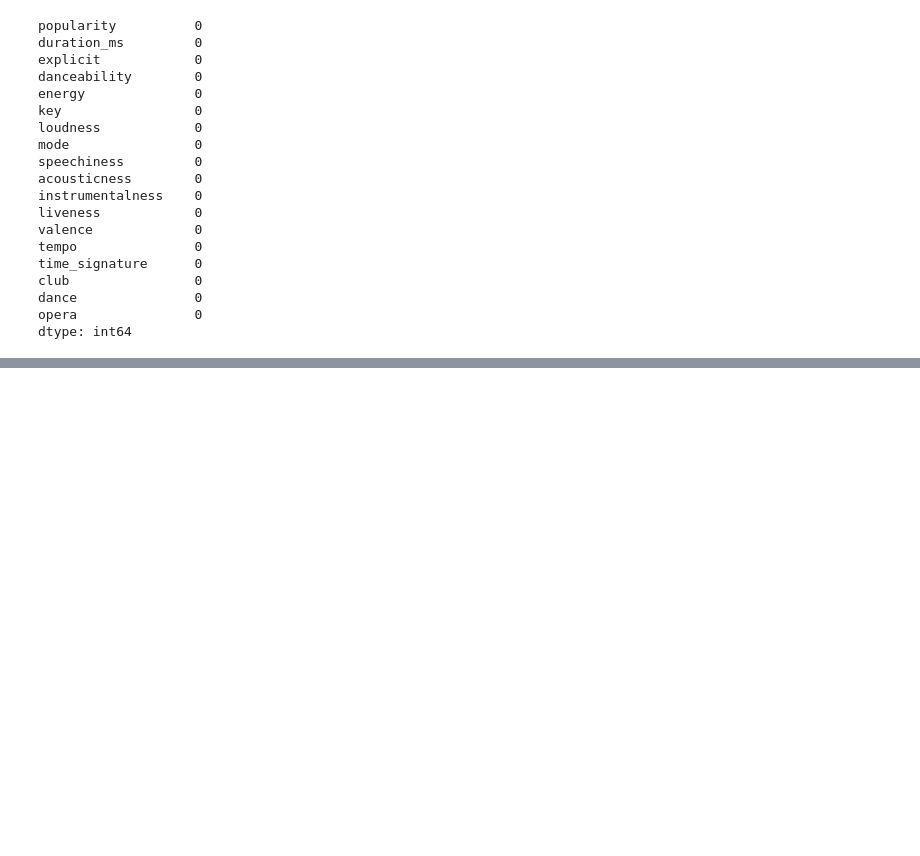
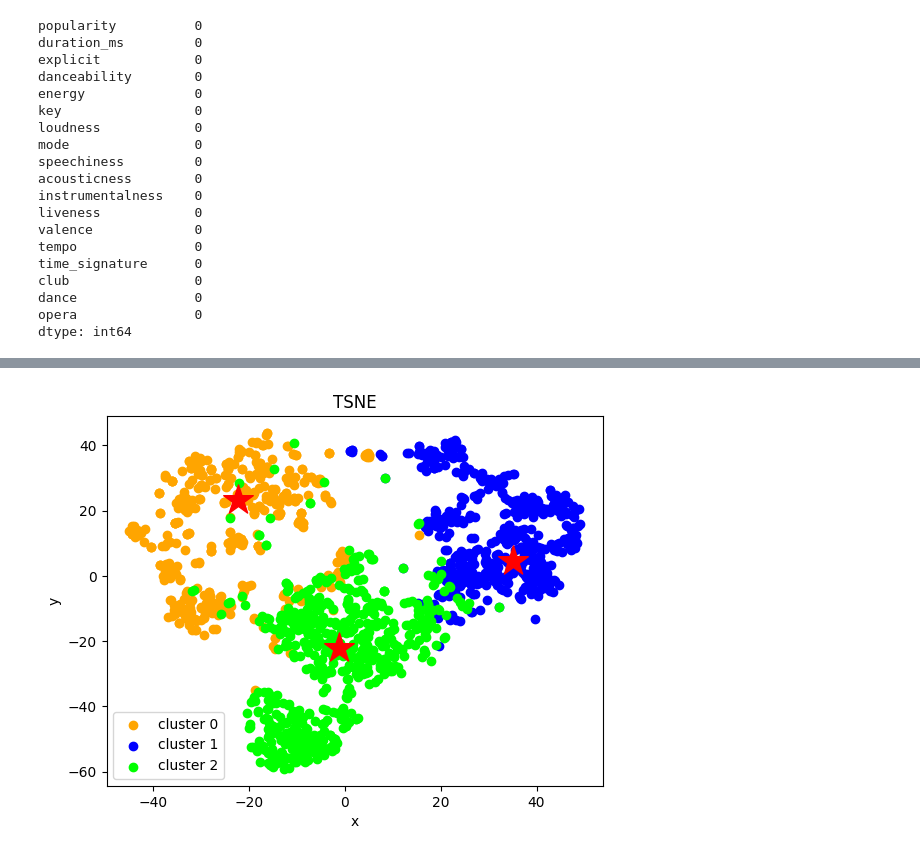
Before and after one commit to Whomstt/CS4168-Project, a Jupyter notebook: CS4168_Project.ipynb, the cells around one changed output, grey strips where cells are left out. Saved outputs shown, nothing was run; the diff lists cells and outputs as text; code cells hidden in the pictures; blank space fills up the shorter version.

```diff
--- a/CS4168_Project.ipynb
+++ b/CS4168_Project.ipynb
@@ -423,0 +483,7 @@ plt.show()
+# %%
+clustering_scatterplot(points=XYcoordinates[:-k,:],
+                       labels=clustered_data_sklearn.labels_,
+                       centers=XYcoordinates[-k:,:],
+                       title='TSNE')
+# %% [output]
+[figure, added]
```
Also changed, not shown: parts of 17 cells of this notebook.
